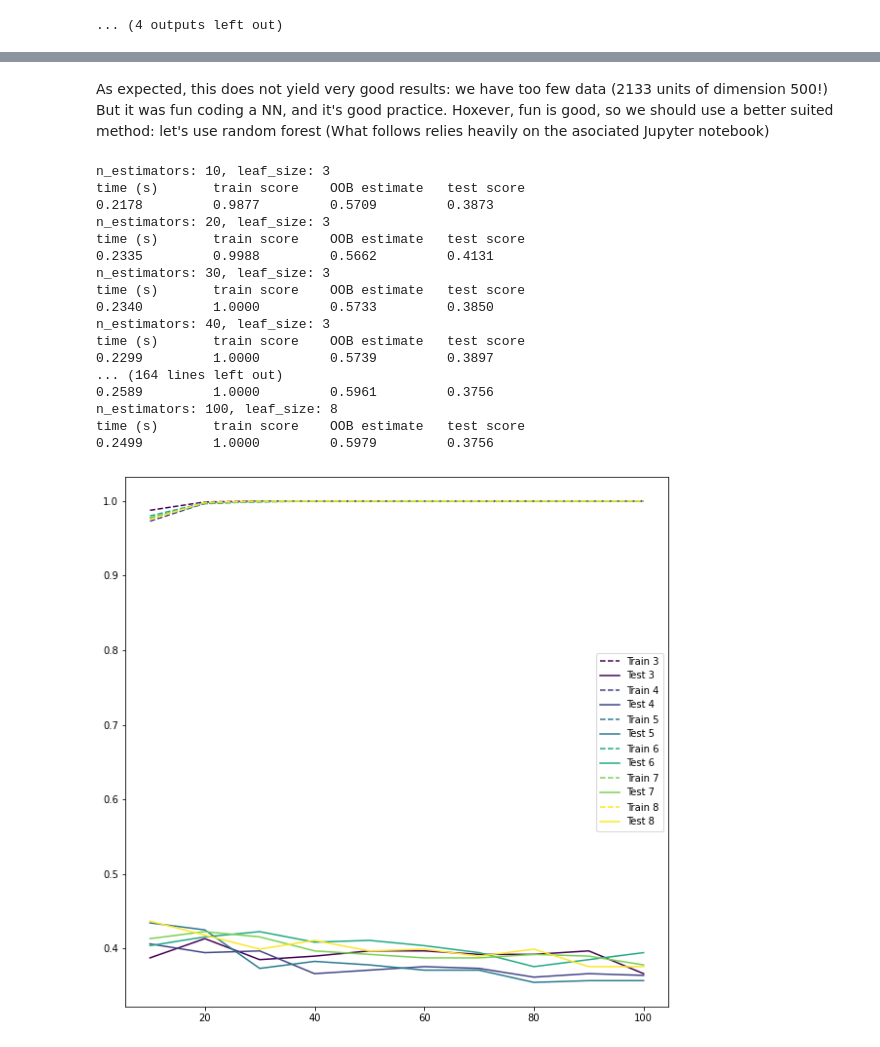
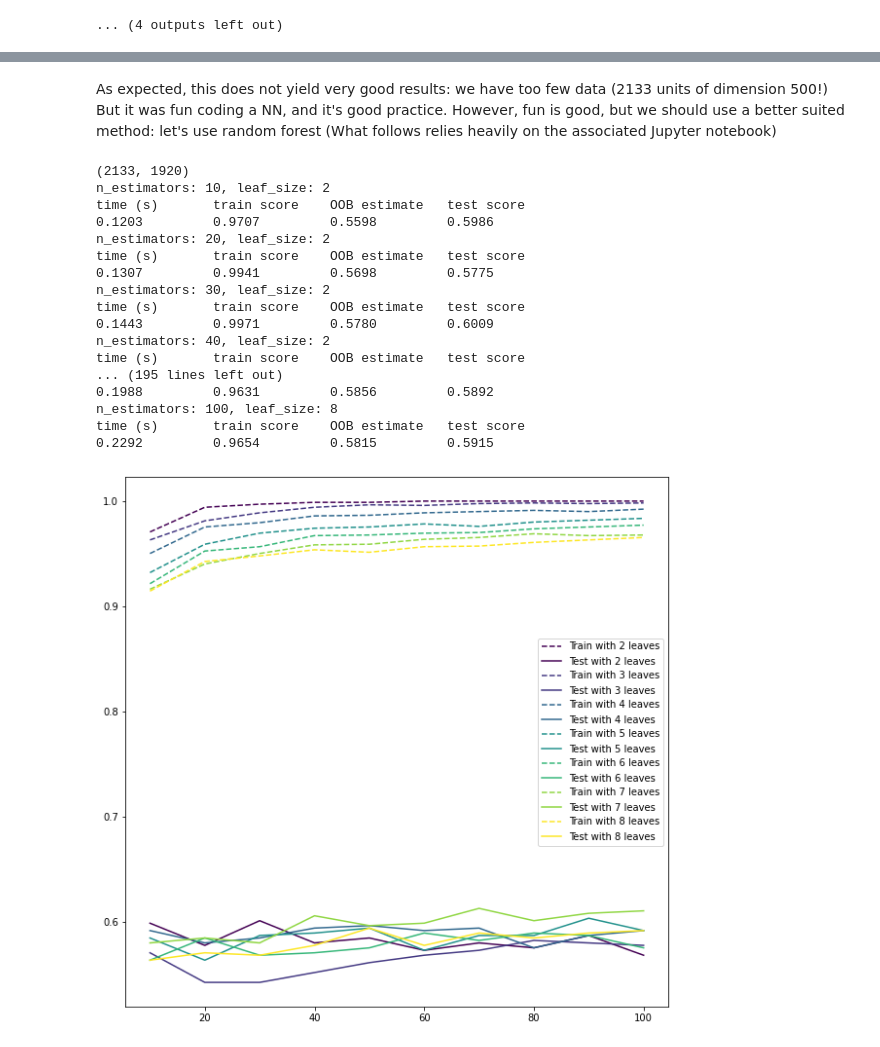
Before and after one commit to PHouzel/PCS_ML_2021, a Jupyter notebook: main.ipynb, the cells around one changed output, grey strips where cells are left out. Cells and saved outputs as stored; diff of their text form; code cells hidden in the pictures.

```diff
--- a/main.ipynb
+++ b/main.ipynb
@@ -124,7 +142,7 @@ print("The shapes of the oneshot encoded natural data and of the label files are
 encoded_data_art, labels_art = read_and_encode("./MSA_art.faa", alphabet)
 print("The shapes of the oneshot encoded artificial data and of the label files are " + str(np.shape(encoded_data_art)) + " and " + str(np.shape(labels_art))+" respectively")
 
-all_lab_data = np.concatenate((encoded_data_art, encoded_data_nat))
+all_lab_data = np.concatenate((encoded_data_art, encoded_data_nat), axis=0)
 all_lab = np.concatenate((labels_nat, labels_art))
 print("The shapes of all the oneshot encoded labeled data and of their label file are " + str(np.shape(all_lab_data)) + " and " + str(np.shape(all_lab))+" respectively")
 
@@ -320,6 +338,11 @@ input_data = all_pcs
 #input_data = all_pcs
 output_data = all_lab
 
+# Steps to shuffle:
+joined_lists = list(zip(input_data, output_data))
+random.shuffle(joined_lists) # Shuffle "joined_lists" in place
+input_data, output_data = zip(*joined_lists) # Undo joining
+
 def create_DNN(input_data, hidden_layers_params, dropout_rate):
     model = Sequential()
     input_layer = Dense(32, input_shape=(np.shape(input_data)[1],))
@@ -521,7 +546,7 @@ params = {
         'batch_size': 48,
         'epochs': 100,
         'callbacks' : [
-            callbacks.EarlyStopping(monitor='loss', patience=7),
+            callbacks.EarlyStopping(monitor='loss', patience=10),
             callbacks.ReduceLROnPlateau(monitor='val_loss', factor=0.1, patience=10)]
             }
           }
@@ -612,7 +637,7 @@ There's an estimated 47 % functional sequences
 # %% [markdown]
 As expected, this does not yield very good results: we have too few data (2133 units of dimension 500!)
-But it was fun coding a NN, and it's good practice. Hoxever, fun is good, so we should use a better suited method: let's use random forest
-(What follows relies heavily on the asociated Jupyter notebook)
+But it was fun coding a NN, and it's good practice. However, fun is good, but we should use a better suited method: let's use random forest
+(What follows relies heavily on the associated Jupyter notebook)
 # %%
 #Apply Random Forest
 #This is the random forest classifier
@@ -625,9 +650,19 @@ import warnings
 #Comment to turn on warnings
 warnings.filterwarnings("ignore")
 
+input_data = all_lab_data
+output_data = all_lab
+
+# Steps to shuffle:
+joined_lists = list(zip(input_data, output_data))
+random.shuffle(joined_lists) # Shuffle "joined_lists" in place
+input_data, output_data = zip(*joined_lists) # Undo joining
+input_data = np.array(input_data)
+output_data = np.array(output_data)
+print(np.shape(input_data))
+
 #Def fraction train/test/validation
 fraction_train = 0.8
-
 stop_1 = int(fraction_train*len(output_data))
 
 X_train, Y_train = input_data[:stop_1], output_data[:stop_1]
@@ -640,7 +675,7 @@ max_estimators = 101
 classifer = RandomForestClassifier # BELOW WE WILL CHANGE for the case of extremly randomized forest
 
 n_estimator_range=np.arange(min_estimators, max_estimators, 10)
-leaf_size_list=np.arange(3,9)
+leaf_size_list=[2,3, 4, 5, 6, 7, 8]
 
 m=len(n_estimator_range)
 n=len(leaf_size_list)
@@ -682,31 +717,31 @@ for i, leaf_size in enumerate(leaf_size_list):
             print('{0:<15}{1:<15}{2:<15}{3:<15}'.format("time (s)","train score", "OOB estimate","test score"))
             print('{0:<15.4f}{1:<15.4f}{2:<15.4f}{3:<15.4f}'.format(*result))
 # %% [output]
-n_estimators: 10, leaf_size: 3
+(2133, 1920)
+n_estimators: 10, leaf_size: 2
 time (s)       train score    OOB estimate   test score
-0.2178         0.9877         0.5709         0.3873
-n_estimators: 20, leaf_size: 3
+0.1203         0.9707         0.5598         0.5986
+n_estimators: 20, leaf_size: 2
 time (s)       train score    OOB estimate   test score
-0.2335         0.9988         0.5662         0.4131
-n_estimators: 30, leaf_size: 3
+0.1307         0.9941         0.5698         0.5775
+n_estimators: 30, leaf_size: 2
 time (s)       train score    OOB estimate   test score
-0.2340         1.0000         0.5733         0.3850
-n_estimators: 40, leaf_size: 3
+0.1443         0.9971         0.5780         0.6009
+n_estimators: 40, leaf_size: 2
 time (s)       train score    OOB estimate   test score
-0.2299         1.0000         0.5739         0.3897
-... (164 lines left out)
-0.2589         1.0000         0.5961         0.3756
+... (195 lines left out)
+0.1988         0.9631         0.5856         0.5892
 n_estimators: 100, leaf_size: 8
 time (s)       train score    OOB estimate   test score
-0.2499         1.0000         0.5979         0.3756
+0.2292         0.9654         0.5815         0.5915
 # %%
 plt.figure(figsize=(10,10))
 color = plt.cm.viridis(np.linspace(0, 1, len(leaf_size_list)))
 for i, leaves in enumerate(leaf_size_list) :
     plt.plot()
-    plt.plot(n_estimator_range,RFC_train_accuracy[i],'--', c=color[i], label='Train '+str(leaves))
-    plt.plot(n_estimator_range,RFC_test_accuracy[i], c=color[i], label='Test '+str(leaves))
+    plt.plot(n_estimator_range,RFC_train_accuracy[i],'--', c=color[i], label='Train with '+str(leaf_size_list[i])+ " leaves")
+    plt.plot(n_estimator_range,RFC_test_accuracy[i], c=color[i], label='Test with '+str(leaf_size_list[i])+ " leaves")
     plt.legend()
 plt.show()
 # %% [output]
-[figure, old version]
+[figure, new version]
```
Also changed, not shown: parts of 13 cells of this notebook, 2 other files.
